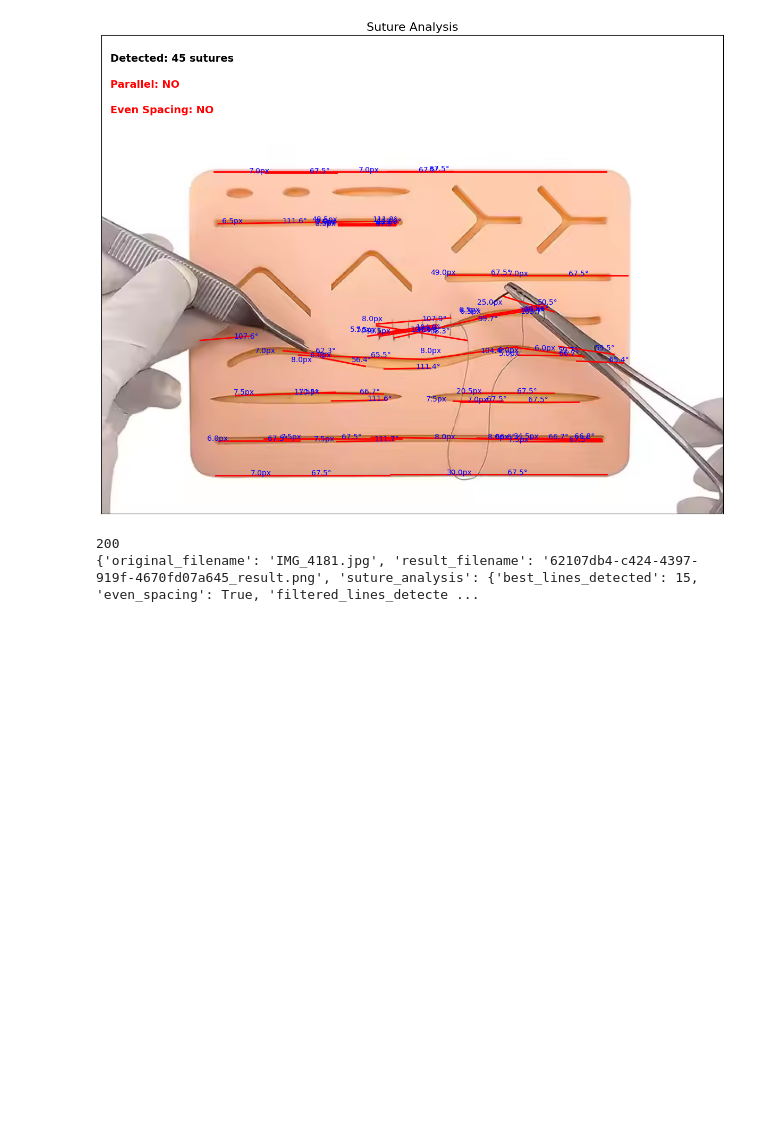
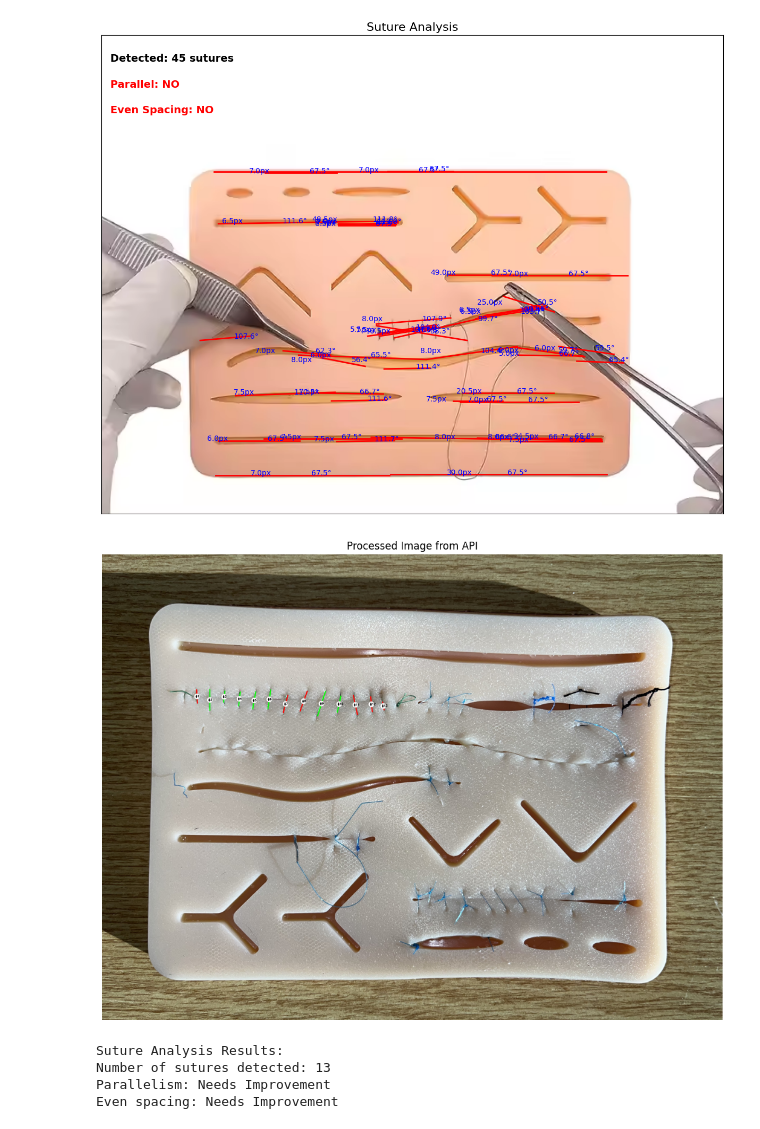
Before and after one commit to marindereggi/DragonHack-2025, a Jupyter notebook: demo.ipynb, the cells around one changed output. Drawn from its saved outputs; the diff is of its cells as text; code cells hidden in the pictures; blank space fills up the shorter version.

Commit message:
Changed api to accept and return image

```diff
--- a/demo.ipynb
+++ b/demo.ipynb
@@ -463,19 +463,59 @@ plt.show()
 [figure]
 # %%
 import requests
+from io import BytesIO
+import base64
+import matplotlib.pyplot as plt
+import numpy as np
+import cv2
 
 # Define the API endpoint
 url = "http://localhost:10000/process_image"
 
 # Open the image file in binary mode
 with open('IMG_4181.jpg', 'rb') as image_file:
     # Send the image as a parameter in a POST request
     files = {'image': image_file}
     response = requests.post(url, files=files)
 
-# Print the response from the server
-print(response.status_code)
-print(response.json())
+# Check if the request was successful
+if response.status_code == 200:
+    data = response.json()
+
+    # Check if the result image is available
+    if 'result_image_base64' in data and data['result_image_base64']:
+        # Decode the base64 string
+        img_data = base64.b64decode(data['result_image_base64'])
+
+        # Convert to numpy array
+        nparr = np.frombuffer(img_data, np.uint8)
+
+        # Decode image
+        image = cv2.imdecode(nparr, cv2.IMREAD_COLOR)
+
+        # Convert from BGR to RGB for matplotlib
+        image_rgb = cv2.cvtColor(image, cv2.COLOR_BGR2RGB)
+
+        # Display the image
+        plt.figure(figsize=(15, 10))
+        plt.imshow(image_rgb)
+        plt.axis('off')
+        plt.title('Processed Image from API')
+        plt.show()
+
+        # You can also access the analysis results
+        print("Suture Analysis Results:")
+        print(f"Number of sutures detected: {data['suture_analysis'].get('sutures_detected', 0)}")
+        print(f"Parallelism: {'Good' if data['suture_analysis'].get('parallelism', False) else 'Needs Improvement'}")
+        print(f"Even spacing: {'Good' if data['suture_analysis'].get('even_spacing', False) else 'Needs Improvement'}")
+    else:
+        print("No image data returned from API")
+else:
+    print(f"Error: {response.status_code}")
+    print(response.text)
 # %% [output]
+[figure, added]
-200
-{'original_filename': 'IMG_4181.jpg', 'result_filename': '62107db4-c424-4397-919f-4670fd07a645_result.png', 'suture_analysis': {'best_lines_detected': 15, 'even_spacing': True, 'filtered_lines_detecte ...
+Suture Analysis Results:
+Number of sutures detected: 13
+Parallelism: Needs Improvement
+Even spacing: Needs Improvement
```
Also changed, not shown: 2 other files.
